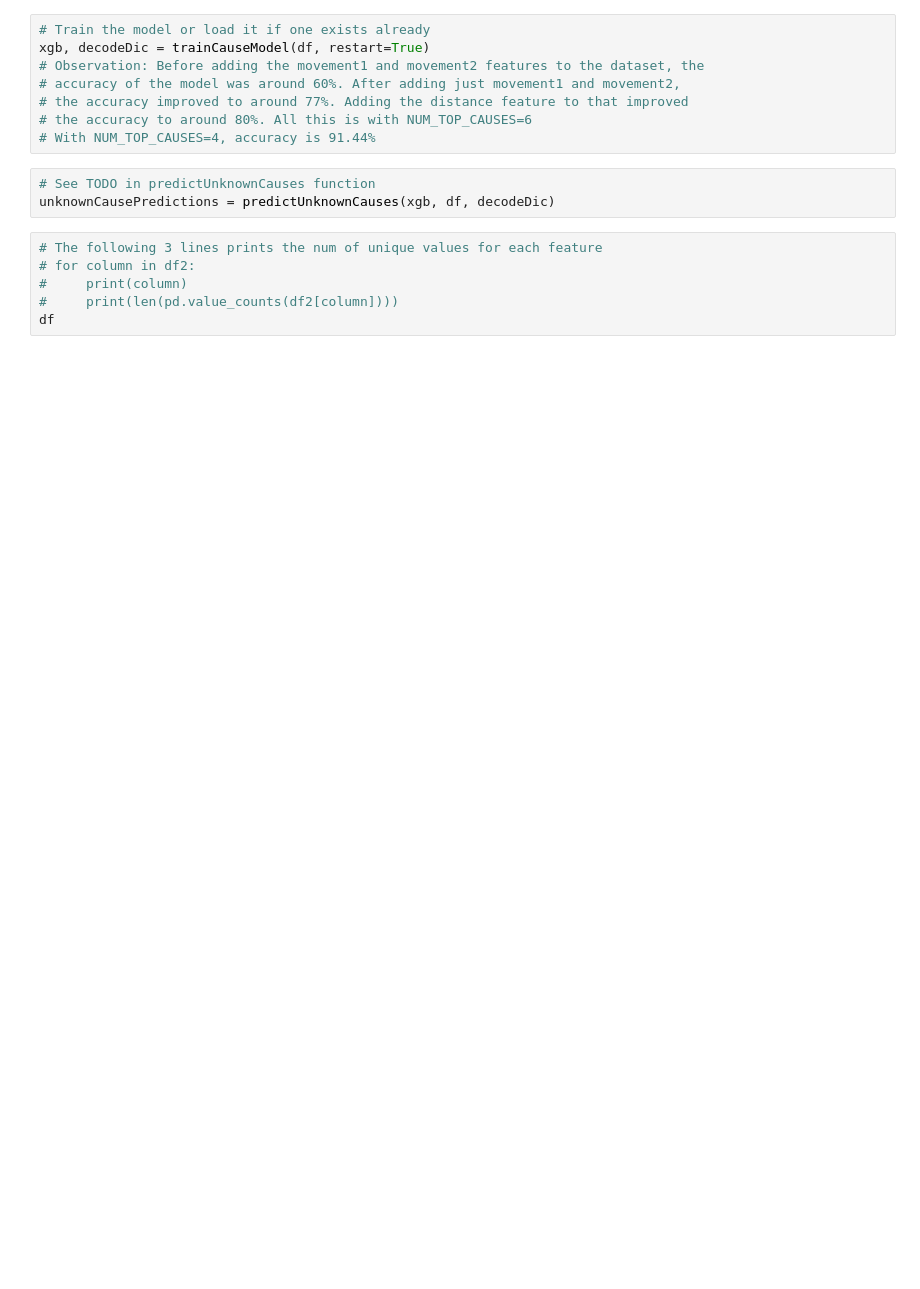
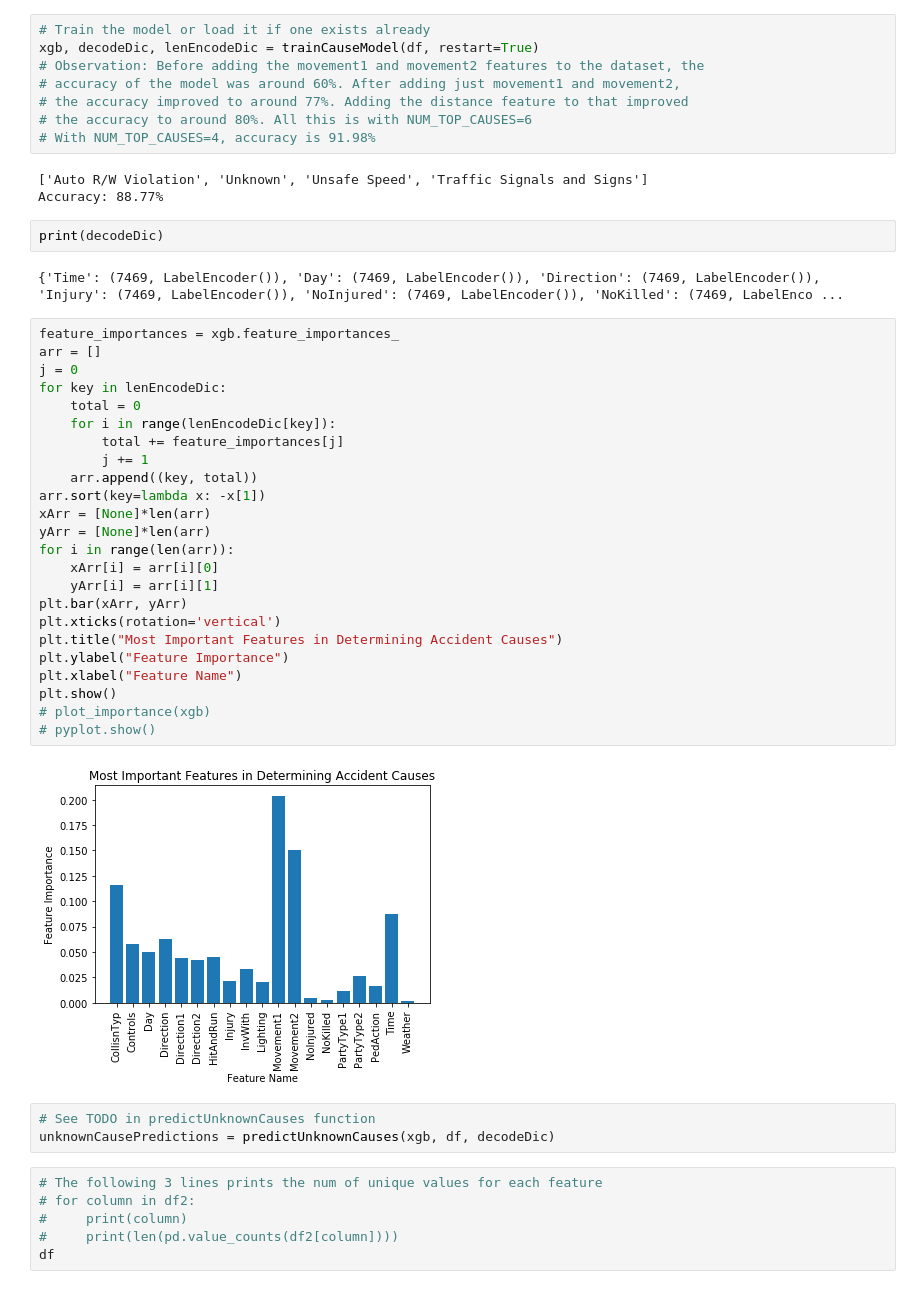
Before and after one commit to juxiong/PasadenaTrafficCollisions, a Jupyter notebook: mlAnalysis.ipynb, the cells around one changed output. Saved outputs shown, nothing was run; the diff lists cells and outputs as text; blank space fills up the shorter version.

Commit message:
added visuals

```diff
--- a/mlAnalysis.ipynb
+++ b/mlAnalysis.ipynb
@@ -206,11 +214,44 @@ def onehot_encode(arr, label_encoder=None):
 # %%
 # Train the model or load it if one exists already
-xgb, decodeDic = trainCauseModel(df, restart=True)
+xgb, decodeDic, lenEncodeDic = trainCauseModel(df, restart=True)
 # Observation: Before adding the movement1 and movement2 features to the dataset, the
 # accuracy of the model was around 60%. After adding just movement1 and movement2,
 # the accuracy improved to around 77%. Adding the distance feature to that improved
 # the accuracy to around 80%. All this is with NUM_TOP_CAUSES=6
-# With NUM_TOP_CAUSES=4, accuracy is 91.44%
+# With NUM_TOP_CAUSES=4, accuracy is 91.98%
+# %% [output]
+['Auto R/W Violation', 'Unknown', 'Unsafe Speed', 'Traffic Signals and Signs']
+Accuracy: 88.77%
+# %%
+print(decodeDic)
+# %% [output]
+{'Time': (7469, LabelEncoder()), 'Day': (7469, LabelEncoder()), 'Direction': (7469, LabelEncoder()), 'Injury': (7469, LabelEncoder()), 'NoInjured': (7469, LabelEncoder()), 'NoKilled': (7469, LabelEnco ...
+# %%
+feature_importances = xgb.feature_importances_
+arr = []
+j = 0
+for key in lenEncodeDic:
+    total = 0
+    for i in range(lenEncodeDic[key]):
+        total += feature_importances[j]
+        j += 1
+    arr.append((key, total))
+arr.sort(key=lambda x: -x[1])
+xArr = [None]*len(arr)
+yArr = [None]*len(arr)
+for i in range(len(arr)):
+    xArr[i] = arr[i][0]
+    yArr[i] = arr[i][1]
+plt.bar(xArr, yArr)
+plt.xticks(rotation='vertical')
+plt.title("Most Important Features in Determining Accident Causes")
+plt.ylabel("Feature Importance")
+plt.xlabel("Feature Name")
+plt.show()
+# plot_importance(xgb)
+# pyplot.show()
+# %% [output]
+[figure, added]
 # %%
 # See TODO in predictUnknownCauses function
 unknownCausePredictions = predictUnknownCauses(xgb, df, decodeDic)
```
Also changed, not shown: parts of 5 cells of this notebook.
